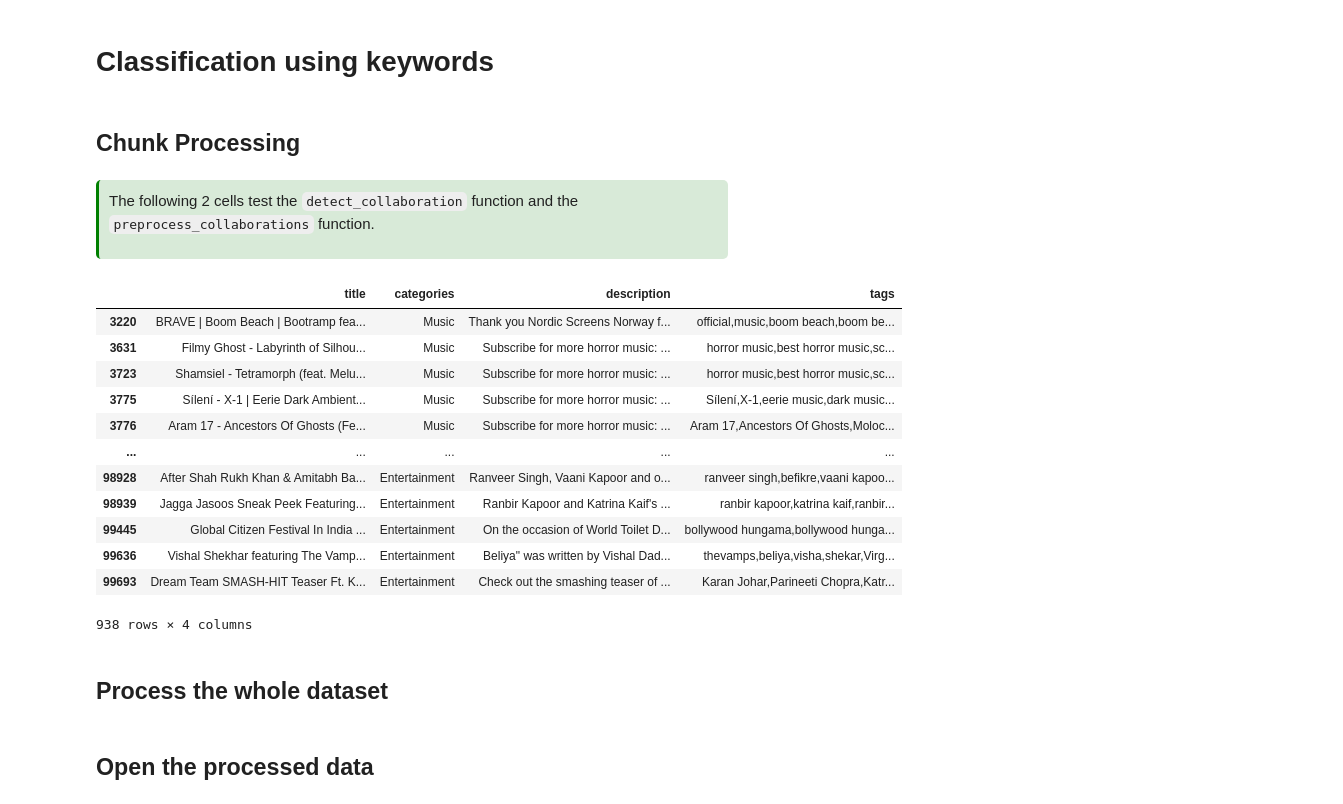
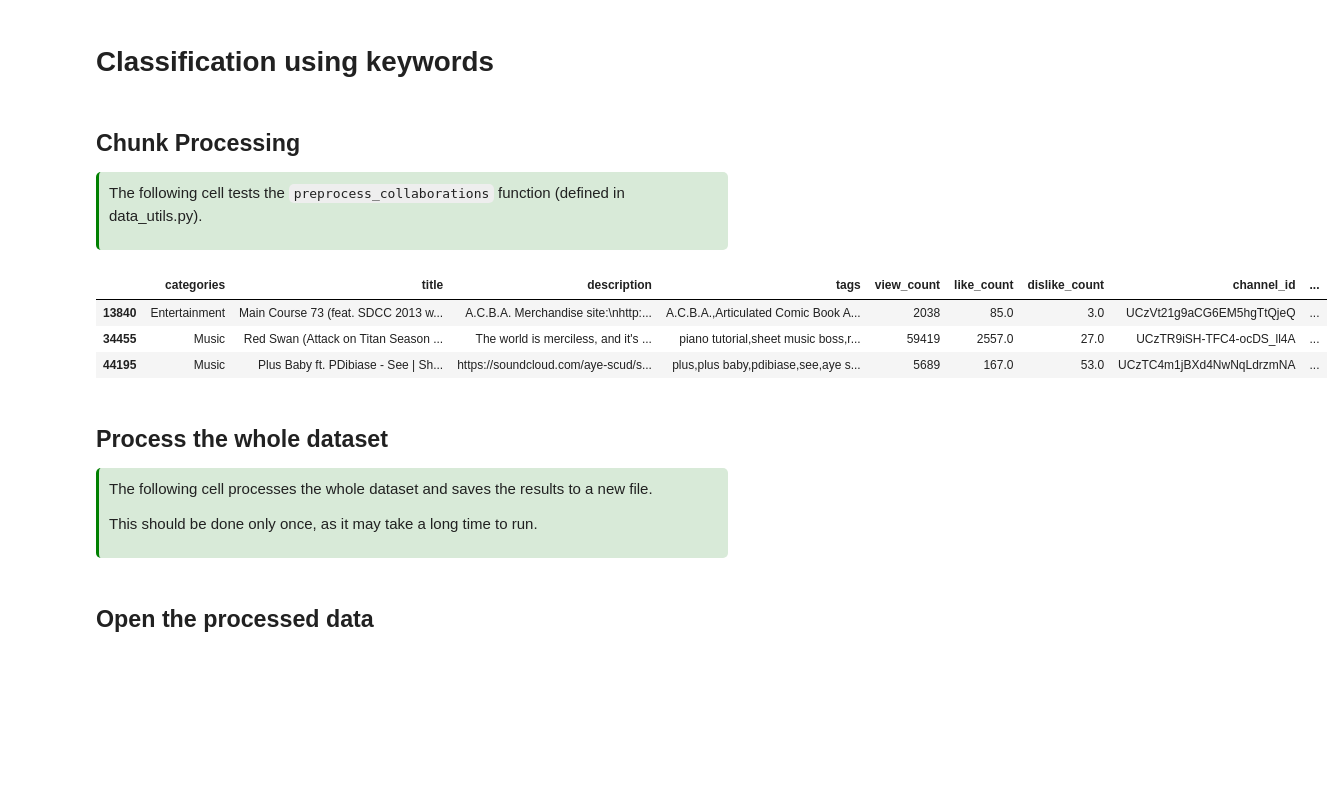
Before and after one commit to epfl-ada/ada-2024-project-tropicaltoucansinsight, a Jupyter notebook: collaborations.ipynb, the cells around one changed output. Drawn from its saved outputs; the diff is of its cells as text; code cells hidden in the pictures; blank space fills up the shorter version.

Commit message:
Moved collaboration processing functions to data_utils

```diff
--- a/collaborations.ipynb
+++ b/collaborations.ipynb
@@ -31,3 +37,9 @@ if latex_available:
 # Classification using keywords
 # %% [markdown]
 ## Chunk Processing
+
+<div style="background-color: #D8EAD8; border-left:3px solid green; padding: 10px; border-radius: 5px;">
+
+The following cell tests the `preprocess_collaborations` function (defined in data_utils.py).
+
+</div>
@@ -79,32 +46,23 @@ def preprocess_collaborations(chunk_df, collaboration_patterns=None):
-# %% [markdown]
-<div style="background-color: #D8EAD8; border-left:3px solid green; padding: 10px; border-radius: 5px;">
-
-The following 2 cells test the `detect_collaboration` function and the `preprocess_collaborations` function.
-
-</div>
 # %%
-# Test the data processing function
-
 # Load a chunk of data
 data_file = 'data/yt_metadata.jsonl.gz'
 test_data = pd.read_json(data_file, lines=True, compression="gzip", nrows=100_000)
 
 # Preprocess the data
-processed_df = preprocess_collaborations(test_data)
-processed_df[['title', 'categories','description', 'tags']]
+processed_df = data_utils.preprocess_collaborations(test_data)
+processed_df.sample(3)
 # %% [output]
-|  | title | categories | description | tags |
-| 3220 | BRAVE | Boom Beach | Bootramp fea... | Music | Thank you Nordic Screens Norway f... | official,music,boom beach,boom be... |
-| 3631 | Filmy Ghost - Labyrinth of Silhou... | Music | Subscribe for more horror music: ... | horror music,best horror music,sc... |
-| 3723 | Shamsiel - Tetramorph (feat. Melu... | Music | Subscribe for more horror music: ... | horror music,best horror music,sc... |
-| 3775 | Sílení - X-1 | Eerie Dark Ambient... | Music | Subscribe for more horror music: ... | Sílení,X-1,eerie music,dark music... |
-| 3776 | Aram 17 - Ancestors Of Ghosts (Fe... | Music | Subscribe for more horror music: ... | Aram 17,Ancestors Of Ghosts,Moloc... |
-| ... | ... | ... | ... | ... |
-| 98928 | After Shah Rukh Khan & Amitabh Ba... | Entertainment | Ranveer Singh, Vaani Kapoor and o... | ranveer singh,befikre,vaani kapoo... |
-| 98939 | Jagga Jasoos Sneak Peek Featuring... | Entertainment | Ranbir Kapoor and Katrina Kaif's ... | ranbir kapoor,katrina kaif,ranbir... |
-| 99445 | Global Citizen Festival In India ... | Entertainment | On the occasion of World Toilet D... | bollywood hungama,bollywood hunga... |
-| 99636 | Vishal Shekhar featuring The Vamp... | Entertainment | Beliya" was written by Vishal Dad... | thevamps,beliya,visha,shekar,Virg... |
-| 99693 | Dream Team SMASH-HIT Teaser Ft. K... | Entertainment | Check out the smashing teaser of ... | Karan Johar,Parineeti Chopra,Katr... |
+|  | categories | title | description | tags | view_count | like_count | dislike_count | channel_id | ... |
+| 13840 | Entertainment | Main Course 73 (feat. SDCC 2013 w... | A.C.B.A. Merchandise site:\nhttp:... | A.C.B.A.,Articulated Comic Book A... | 2038 | 85.0 | 3.0 | UCzVt21g9aCG6EM5hgTtQjeQ | ... |
+| 34455 | Music | Red Swan (Attack on Titan Season ... | The world is merciless, and it's ... | piano tutorial,sheet music boss,r... | 59419 | 2557.0 | 27.0 | UCzTR9iSH-TFC4-ocDS_ll4A | ... |
+| 44195 | Music | Plus Baby ft. PDibiase - See | Sh... | https://soundcloud.com/aye-scud/s... | plus,plus baby,pdibiase,see,aye s... | 5689 | 167.0 | 53.0 | UCzTC4m1jBXd4NwNqLdrzmNA | ... |
-938 rows × 4 columns
 # %% [markdown]
 ## Process the whole dataset
+
+<div style="background-color: #D8EAD8; border-left:3px solid green; padding: 10px; border-radius: 5px;">
+
+The following cell processes the whole dataset and saves the results to a new file.
+
+This should be done only once, as it may take a long time to run.
+
+</div>
```
Also changed, not shown: parts of 21 cells of this notebook, 1 other file.
